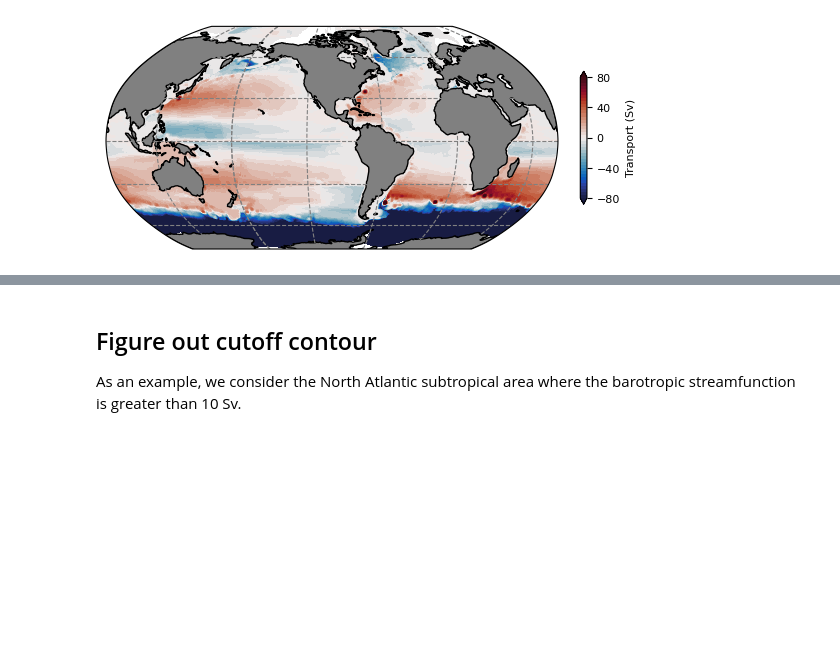
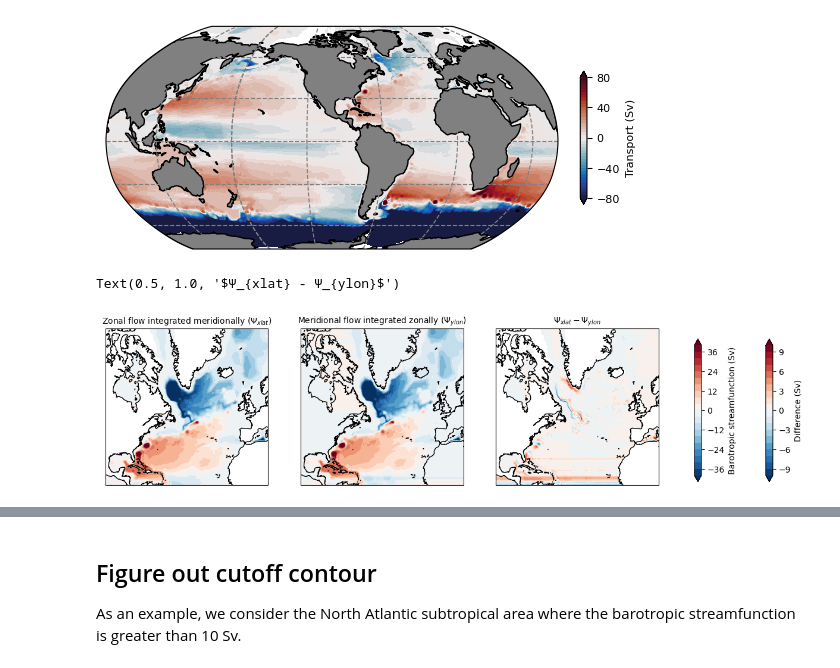
Before and after one commit to dhruvbhagtani/North-Atlantic-Oscillation-tests, a Jupyter notebook: Repeat-year-forcing-setup/Interpolation-Gulf-Stream.ipynb, the cells around one changed output, grey strips where cells are left out. Saved outputs shown, nothing was run; the diff lists cells and outputs as text; code cells hidden in the pictures; blank space fills up the shorter version.

```diff
--- a/Repeat-year-forcing-setup/Interpolation-Gulf-Stream.ipynb
+++ b/Repeat-year-forcing-setup/Interpolation-Gulf-Stream.ipynb
@@ -144,0 +153,29 @@ psi_itp_NA = psi_itp.sel(xq = slice(x_min, x_max)).sel(yq = slice(y_min, y_max))
+# %%
+projection = ccrs.Mercator(central_longitude = (x_max + x_min)/2, min_latitude = y_min, max_latitude = y_max)
+fig, axes = plt.subplots(nrows = 1, ncols = 3, figsize = (12, 4), subplot_kw = {'projection': projection})
+
+p1 = axes[0].contourf(area_bu_NA.xq, area_bu_NA.yq, Ψ_xlat, levels = np.linspace(-40, 40, 21),
+            cmap = 'RdBu_r', transform = ccrs.PlateCarree(), extend = 'both')
+axes[1].contourf(area_bu_NA.xq, area_bu_NA.yq, Ψ_ylon, levels = np.linspace(-40, 40, 21),
+            cmap = 'RdBu_r', transform = ccrs.PlateCarree(), extend = 'both')
+p2 = axes[2].contourf(area_bu_NA.xq, area_bu_NA.yq, Ψ_xlat - Ψ_ylon, levels = np.linspace(-10, 10, 21),
+            cmap = 'RdBu_r', transform = ccrs.PlateCarree(), extend = 'both')
+
+cax = plt.axes([0.95, 0.18, 0.01, 0.6])
+cb = plt.colorbar(p1, cax = cax, orientation = 'vertical', ax = axes)
+cb.ax.set_ylabel('Barotropic streamfunction (Sv)', fontsize = 10)
+
+cax = plt.axes([1.05, 0.18, 0.01, 0.6])
+cb = plt.colorbar(p2, cax = cax, orientation = 'vertical', ax = axes)
+cb.ax.set_ylabel('Difference (Sv)', fontsize = 10)
+
+for i in range(3):
+    axes[i].set_extent([x_min, x_max, y_min, y_max], crs=ccrs.PlateCarree())
+    axes[i].coastlines(resolution = '50m')
+
+axes[0].set_title('Zonal flow integrated meridionally ($Ψ_{xlat}$)', fontsize = 10)
+axes[1].set_title('Meridional flow integrated zonally ($Ψ_{ylon}$)', fontsize = 10)
+axes[2].set_title('$Ψ_{xlat} - Ψ_{ylon}$', fontsize = 10)
+# %% [output]
+Text(0.5, 1.0, '$Ψ_{xlat} - Ψ_{ylon}$')
+[figure, added]
```
Also changed, not shown: parts of 33 cells of this notebook.
